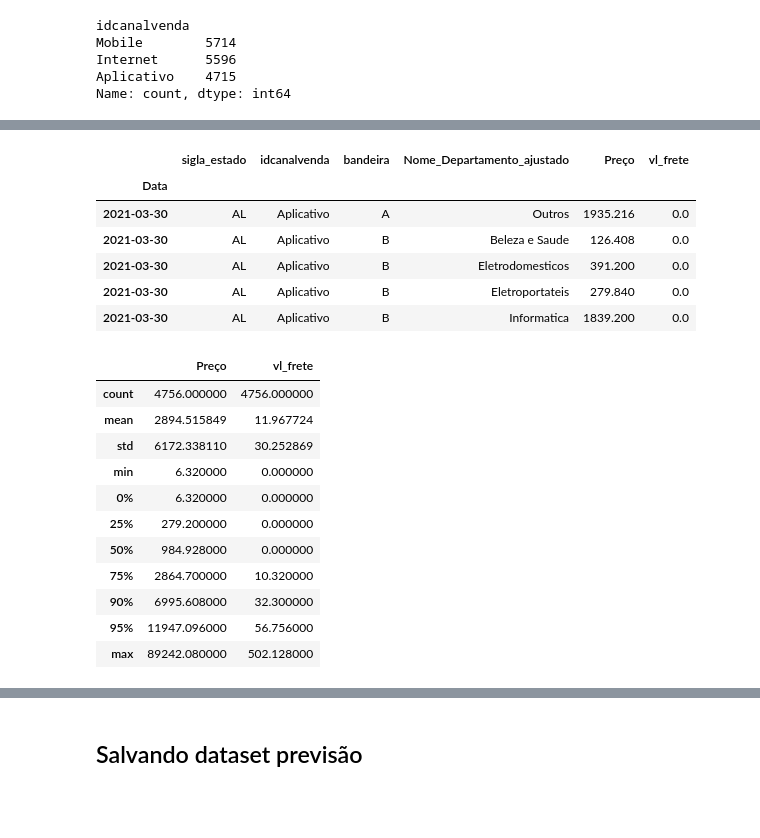
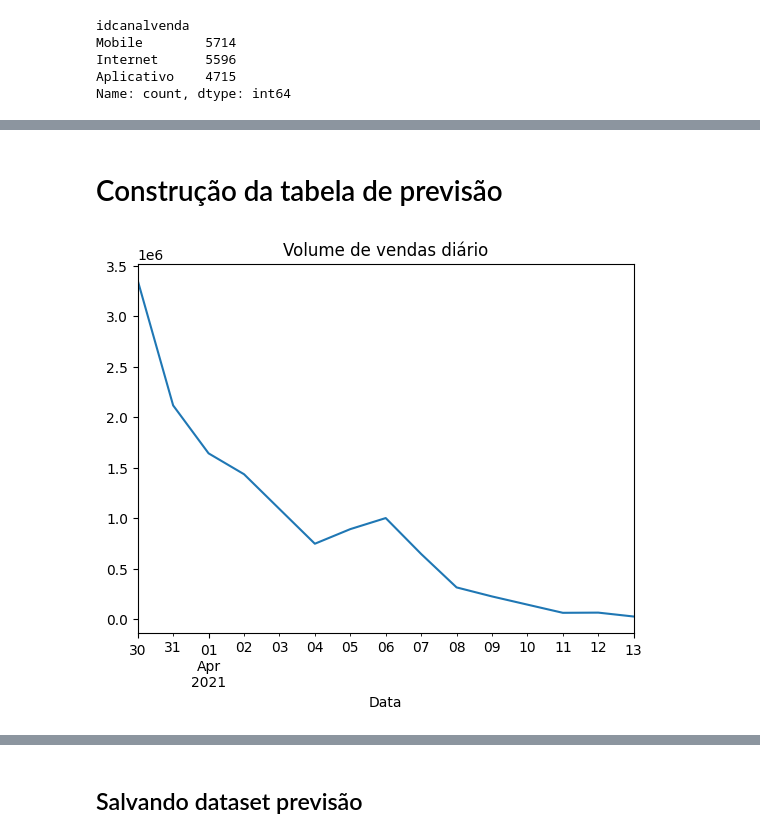
Before and after one commit to ederray/projetos_dnc, a Jupyter notebook: desafio1_modelo_previsao/notebooks/eda.ipynb, the cells around one changed output, grey strips where cells are left out. Cells and saved outputs as stored; diff of their text form; code cells hidden in the pictures; blank space fills up the shorter version.

```diff
--- a/desafio1_modelo_previsao/notebooks/eda.ipynb
+++ b/desafio1_modelo_previsao/notebooks/eda.ipynb
@@ -466,3 +444,5 @@ tbl_vendas
+# %% [markdown]
+# Construção da tabela de previsão
 # %%
 # seleção das colunas para a tabela de previsão
 tbl_previsao = selecao_colunas(df=tbl_vendas, colunas=['Data','sigla_estado','idcanalvenda','bandeira','Nome_Departamento_ajustado','Preço', 'vl_frete'])
@@ -475,25 +455,5 @@ tbl_previsao.set_index('Data', inplace=True)
 # %%
-tbl_previsao.head()
+# visualização dos dados
+tbl_previsao.plot(title='Volume de vendas diário', legend=False);
 # %% [output]
-|  | sigla_estado | idcanalvenda | bandeira | Nome_Departamento_ajustado | Preço | vl_frete |
-| Data |  |  |  |  |  |  |
-| 2021-03-30 | AL | Aplicativo | A | Outros | 1935.216 | 0.0 |
-| 2021-03-30 | AL | Aplicativo | B | Beleza e Saude | 126.408 | 0.0 |
-| 2021-03-30 | AL | Aplicativo | B | Eletrodomesticos | 391.200 | 0.0 |
-| 2021-03-30 | AL | Aplicativo | B | Eletroportateis | 279.840 | 0.0 |
-| 2021-03-30 | AL | Aplicativo | B | Informatica | 1839.200 | 0.0 |
+[figure, added]
-# %%
-tbl_previsao.describe(percentiles=[0, 0.25, 0.5, 0.75, 0.9, 0.95])
-# %% [output]
-|  | Preço | vl_frete |
-| count | 4756.000000 | 4756.000000 |
-| mean | 2894.515849 | 11.967724 |
-| std | 6172.338110 | 30.252869 |
-| min | 6.320000 | 0.000000 |
-| 0% | 6.320000 | 0.000000 |
-| 25% | 279.200000 | 0.000000 |
-| 50% | 984.928000 | 0.000000 |
-| 75% | 2864.700000 | 10.320000 |
-| 90% | 6995.608000 | 32.300000 |
-| 95% | 11947.096000 | 56.756000 |
-| max | 89242.080000 | 502.128000 |
```
Also changed, not shown: parts of 26 cells of this notebook, 8 other files.
